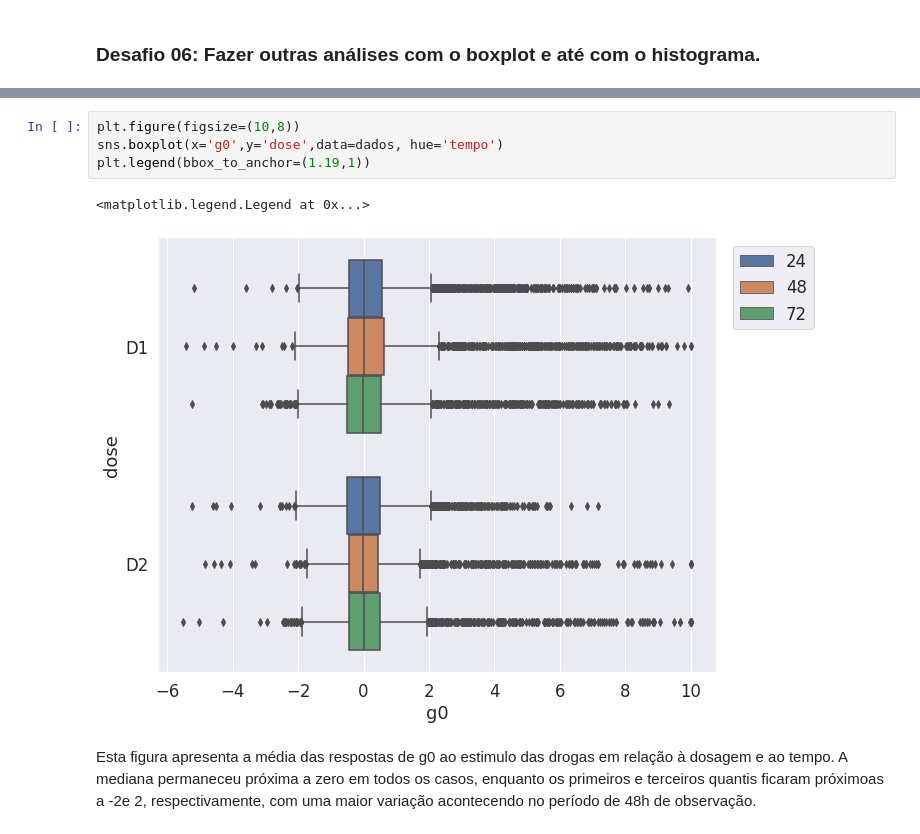
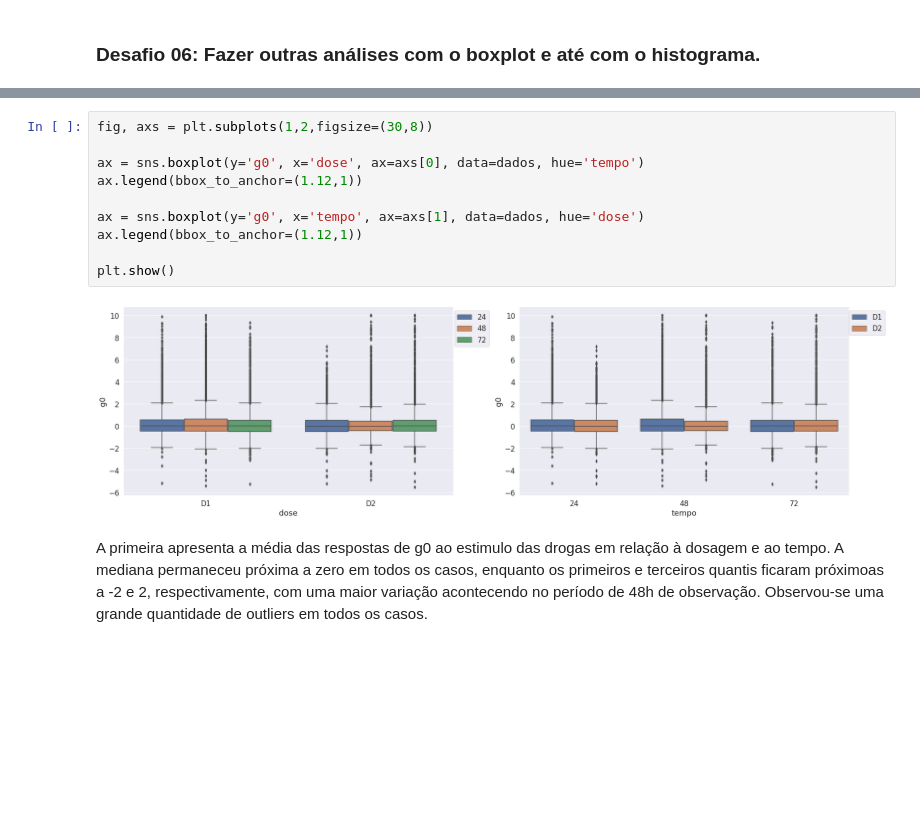
Before and after one commit to abasilio91/imersao_alura, a Jupyter notebook: imersaoAlura.ipynb, the cells around one changed output, grey strips where cells are left out. Drawn from its saved outputs; the diff is of its cells as text; blank space fills up the shorter version.

```diff
--- a/imersaoAlura.ipynb
+++ b/imersaoAlura.ipynb
@@ -360,9 +345,14 @@ dados
-# %%
-plt.figure(figsize=(10,8))
-sns.boxplot(x='g0',y='dose',data=dados, hue='tempo')
-plt.legend(bbox_to_anchor=(1.19,1))
-# %% [output]
-<matplotlib.legend.Legend at 0x...>
-[figure, removed]
+# %%
+fig, axs = plt.subplots(1,2,figsize=(30,8))
+
+ax = sns.boxplot(y='g0', x='dose', ax=axs[0], data=dados, hue='tempo')
+ax.legend(bbox_to_anchor=(1.12,1))
+
+ax = sns.boxplot(y='g0', x='tempo', ax=axs[1], data=dados, hue='dose')
+ax.legend(bbox_to_anchor=(1.12,1))
+
+plt.show()
+# %% [output]
+[figure, added]
 # %% [markdown]
-Esta figura apresenta a média das respostas de g0 ao estimulo das drogas em relação à dosagem e ao tempo. A mediana permaneceu próxima a zero em todos os casos, enquanto os primeiros e terceiros quantis ficaram próximoas a -2e 2, respectivamente, com uma maior variação acontecendo no período de 48h de observação.
+A primeira apresenta a média das respostas de g0 ao estimulo das drogas em relação à dosagem e ao tempo. A mediana permaneceu próxima a zero em todos os casos, enquanto os primeiros e terceiros quantis ficaram próximoas a -2 e 2, respectivamente, com uma maior variação acontecendo no período de 48h de observação. Observou-se uma grande quantidade de outliers em todos os casos.
```
Also changed, not shown: parts of 9 cells of this notebook.
